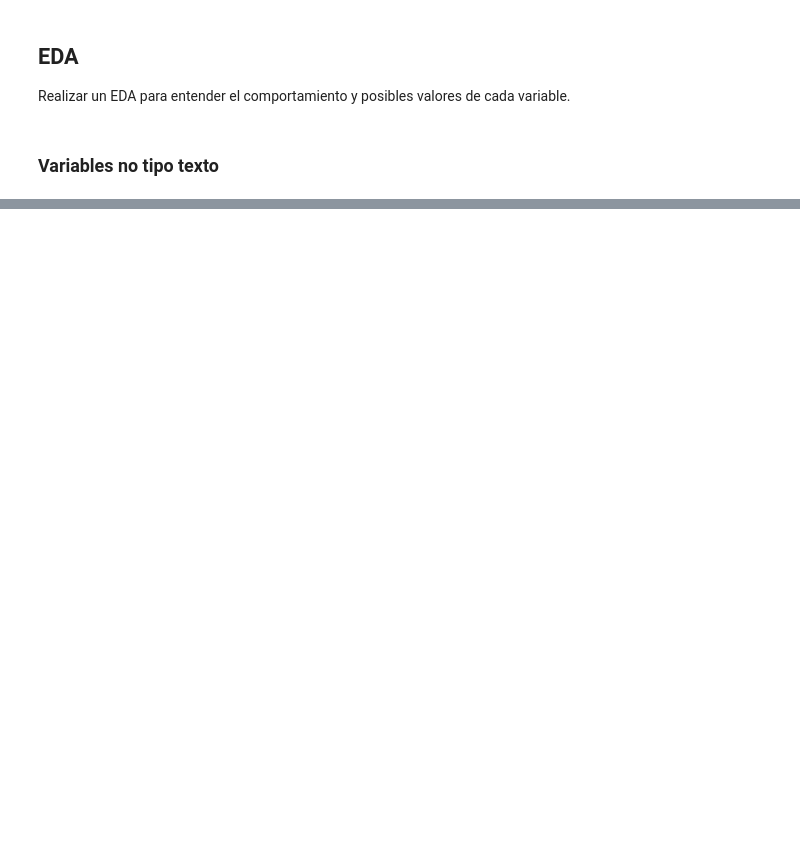
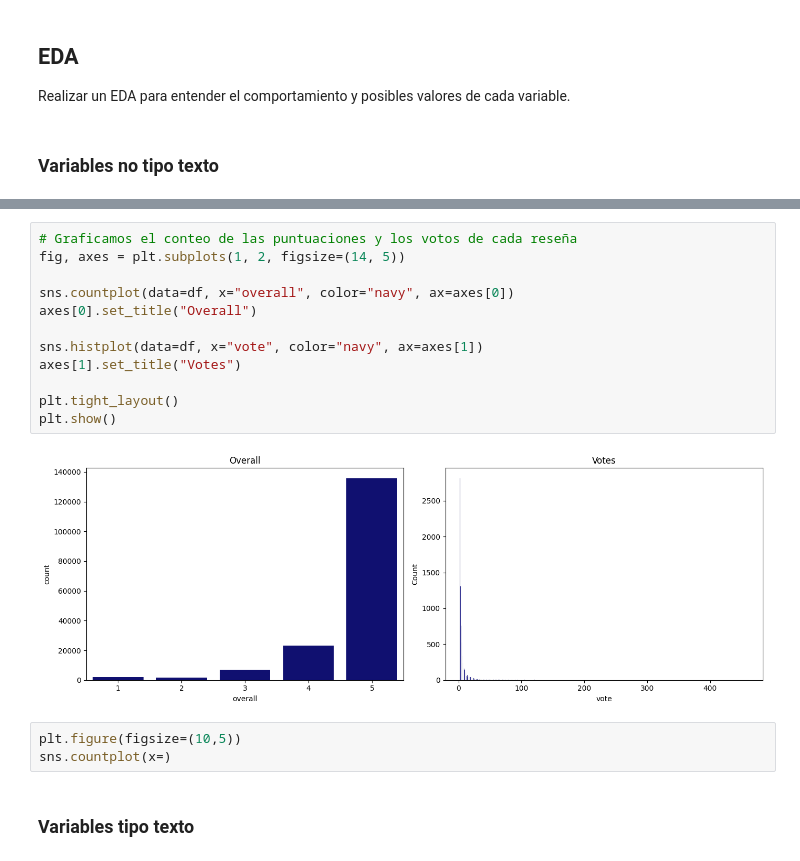
Before and after one commit to jhonattanreales21/nlp_icesi, a Jupyter notebook: unidad_1/Cano_Reales_Sentiment_analysis.ipynb, the cells around one changed output, grey strips where cells are left out. Cells and saved outputs as stored; diff of their text form; blank space fills up the shorter version.

```diff
--- a/unidad_1/Cano_Reales_Sentiment_analysis.ipynb
+++ b/unidad_1/Cano_Reales_Sentiment_analysis.ipynb
@@ -141,0 +143,19 @@ Realizar un EDA para entender el comportamiento y posibles valores de cada varia
+# %%
+# Graficamos el conteo de las puntuaciones y los votos de cada reseña
+fig, axes = plt.subplots(1, 2, figsize=(14, 5))
+
+sns.countplot(data=df, x="overall", color="navy", ax=axes[0])
+axes[0].set_title("Overall")
+
+sns.histplot(data=df, x="vote", color="navy", ax=axes[1])
+axes[1].set_title("Votes")
+
+plt.tight_layout()
+plt.show()
+# %% [output]
+[figure, added]
+# %%
+plt.figure(figsize=(10,5))
+sns.countplot(x=)
+# %% [markdown]
+### Variables tipo texto
```
Also changed, not shown: parts of 14 cells of this notebook.
